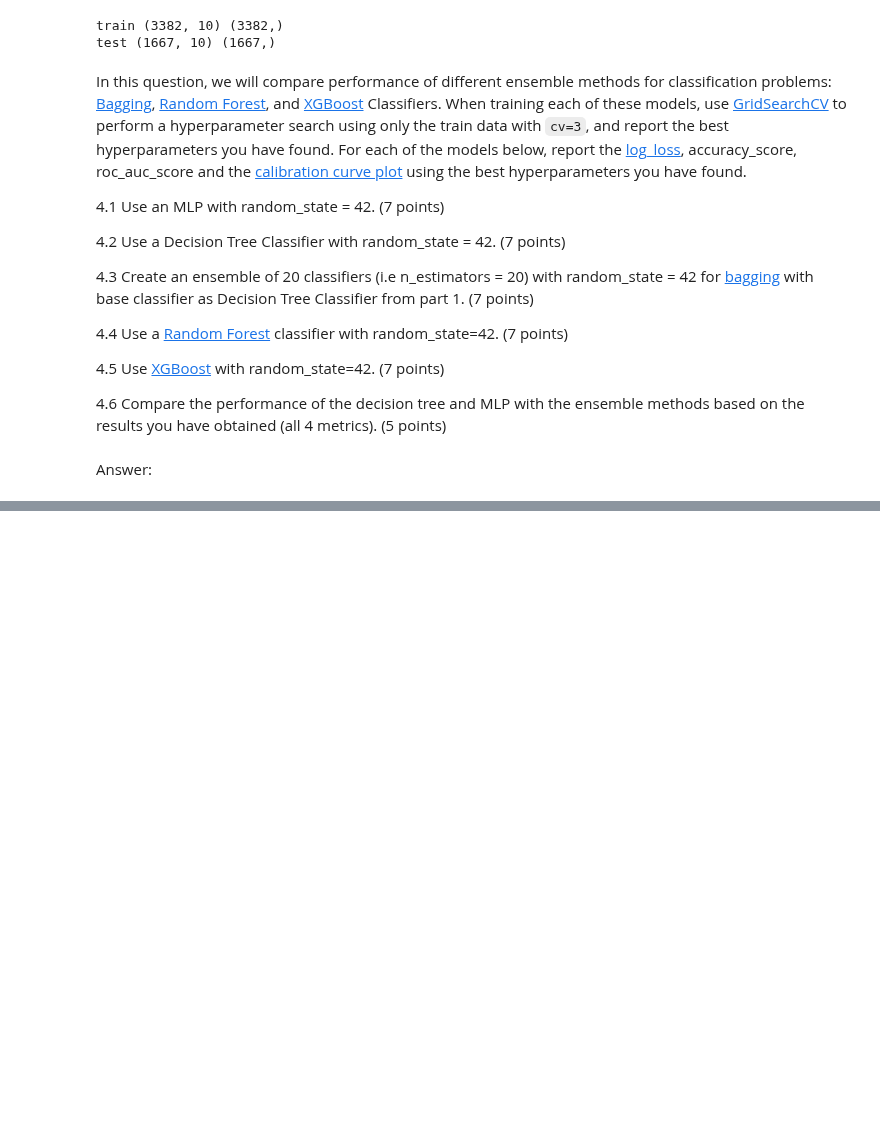
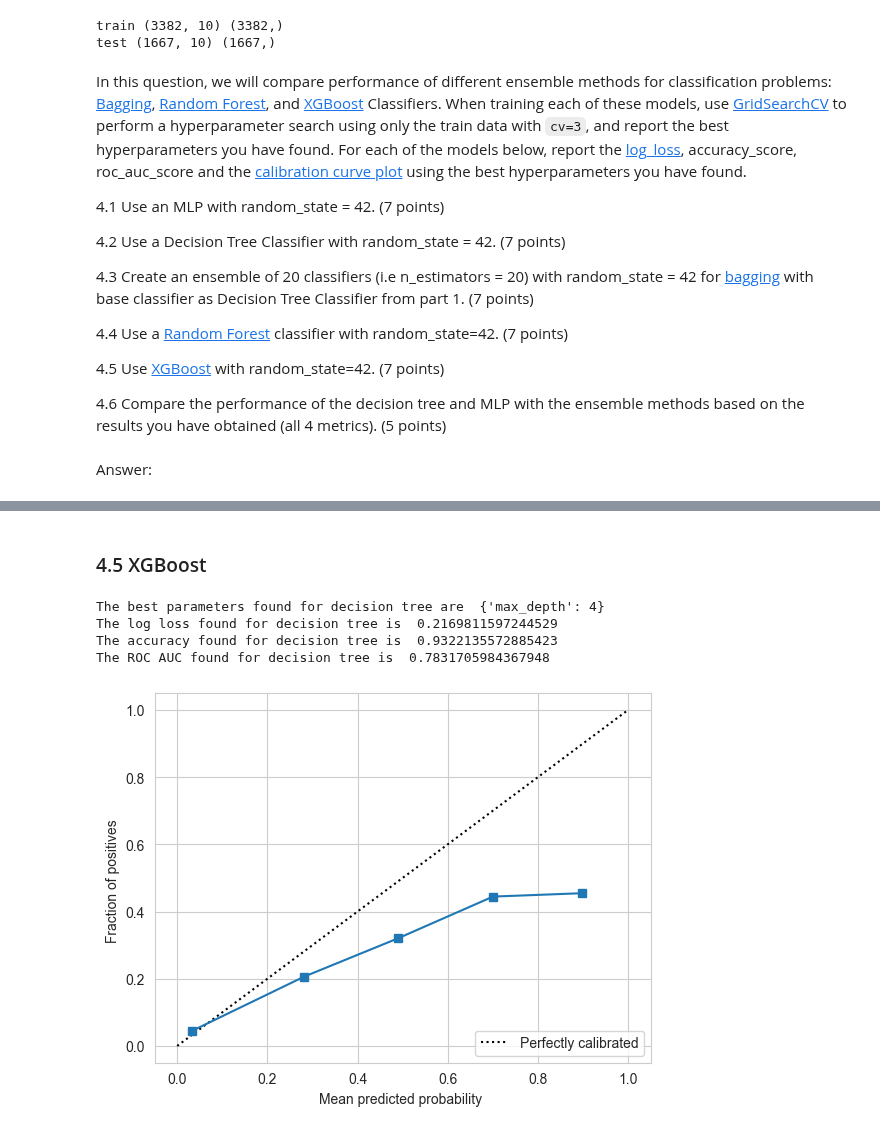
Before and after one commit to rreece15/ECE461P, a Jupyter notebook: Lab5/HW5.ipynb, the cells around one changed output, grey strips where cells are left out. Drawn from its saved outputs; the diff is of its cells as text; code cells hidden in the pictures; blank space fills up the shorter version.

```diff
--- a/Lab5/HW5.ipynb
+++ b/Lab5/HW5.ipynb
@@ -407,0 +438,12 @@ Answer:
+# %% [markdown]
+### 4.5 XGBoost
+# %%
+xgb = XGBClassifier(seed=42)
+params = {'max_depth':[4,5,6]}
+grid_search(xgb,params,"decision tree")
+# %% [output]
+The best parameters found for decision tree are  {'max_depth': 4}
+The log loss found for decision tree is  0.2169811597244529
+The accuracy found for decision tree is  0.9322135572885423
+The ROC AUC found for decision tree is  0.7831705984367948
+[figure, added]
```
Also changed, not shown: parts of 14 cells of this notebook.
